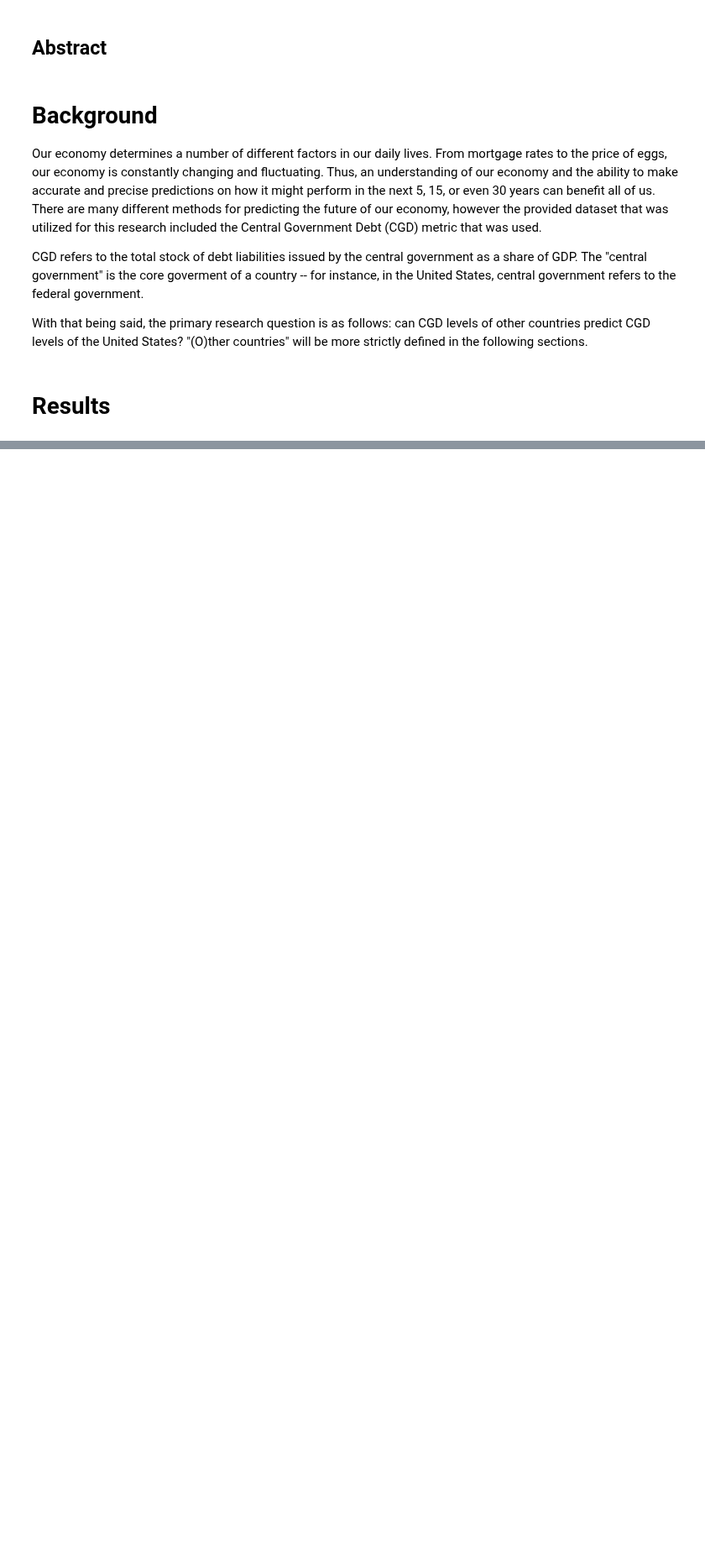
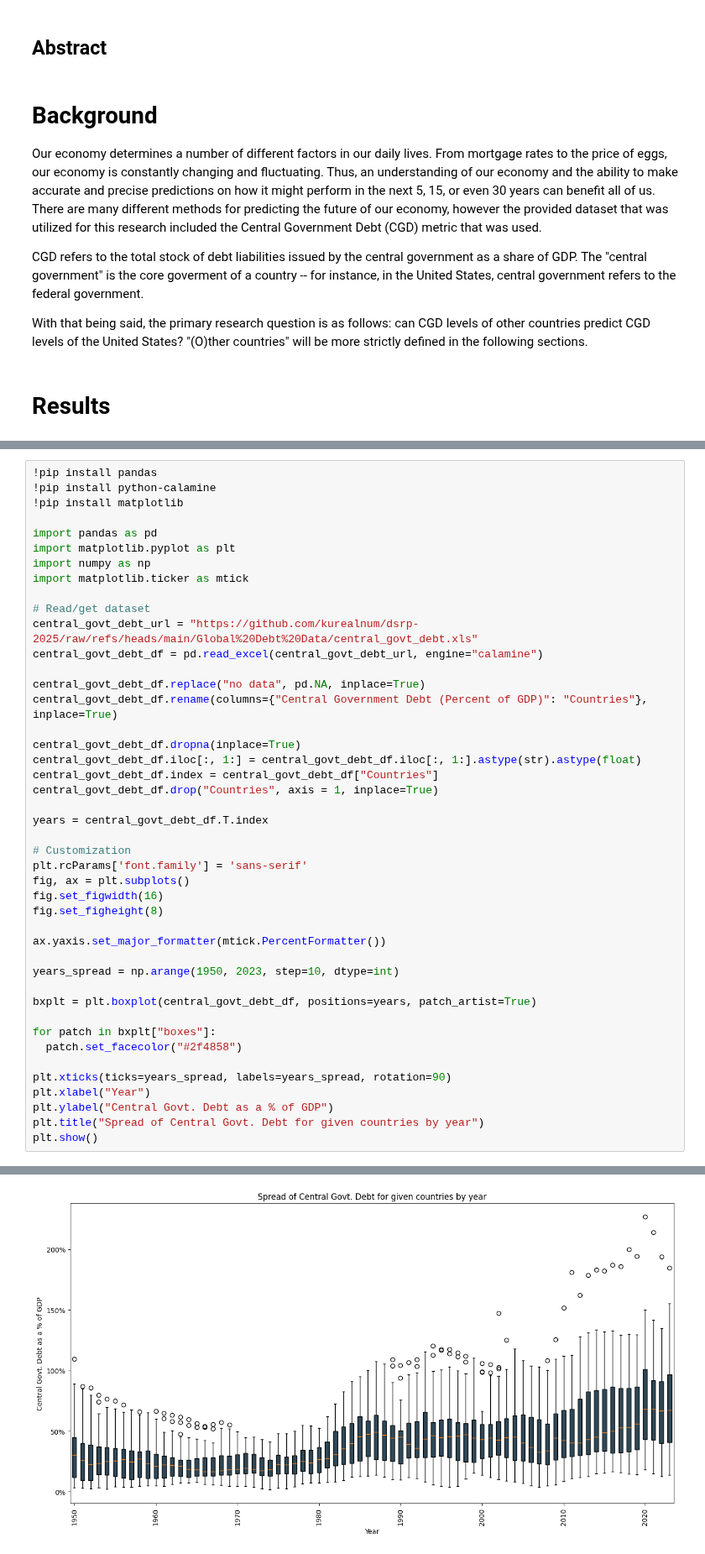
Before and after one commit to kurealnum/dsrp-2025, a Jupyter notebook: DSRP_Written_Report.ipynb, the cells around one changed output, grey strips where cells are left out. Shown at 84% size. Saved outputs shown, nothing was run; the diff lists cells and outputs as text; blank space fills up the shorter version.

```diff
--- a/DSRP_Written_Report.ipynb
+++ b/DSRP_Written_Report.ipynb
@@ -28,0 +23,45 @@ Nevertheless, we will examine
+# %%
+!pip install pandas
+!pip install python-calamine
+!pip install matplotlib
+
+import pandas as pd
+import matplotlib.pyplot as plt
+import numpy as np
+import matplotlib.ticker as mtick
+
+# Read/get dataset
+central_govt_debt_url = "https://github.com/kurealnum/dsrp-2025/raw/refs/heads/main/Global%20Debt%20Data/central_govt_debt.xls"
+central_govt_debt_df = pd.read_excel(central_govt_debt_url, engine="calamine")
+
+central_govt_debt_df.replace("no data", pd.NA, inplace=True)
+central_govt_debt_df.rename(columns={"Central Government Debt (Percent of GDP)": "Countries"}, inplace=True)
+
+central_govt_debt_df.dropna(inplace=True)
+central_govt_debt_df.iloc[:, 1:] = central_govt_debt_df.iloc[:, 1:].astype(str).astype(float)
+central_govt_debt_df.index = central_govt_debt_df["Countries"]
+central_govt_debt_df.drop("Countries", axis = 1, inplace=True)
+
+years = central_govt_debt_df.T.index
+
+# Customization
+plt.rcParams['font.family'] = 'sans-serif'
+fig, ax = plt.subplots()
+fig.set_figwidth(16)
+fig.set_figheight(8)
+
+ax.yaxis.set_major_formatter(mtick.PercentFormatter())
+
+years_spread = np.arange(1950, 2023, step=10, dtype=int)
+
+bxplt = plt.boxplot(central_govt_debt_df, positions=years, patch_artist=True)
+
+for patch in bxplt["boxes"]:
+  patch.set_facecolor("#2f4858")
+
+plt.xticks(ticks=years_spread, labels=years_spread, rotation=90)
+plt.xlabel("Year")
+plt.ylabel("Central Govt. Debt as a % of GDP")
+plt.title("Spread of Central Govt. Debt for given countries by year")
+plt.show()
+# %% [output]
@@ -28,0 +87 @@ Nevertheless, we will examine
+[figure, added]
```
Also changed, not shown: parts of 11 cells of this notebook.
